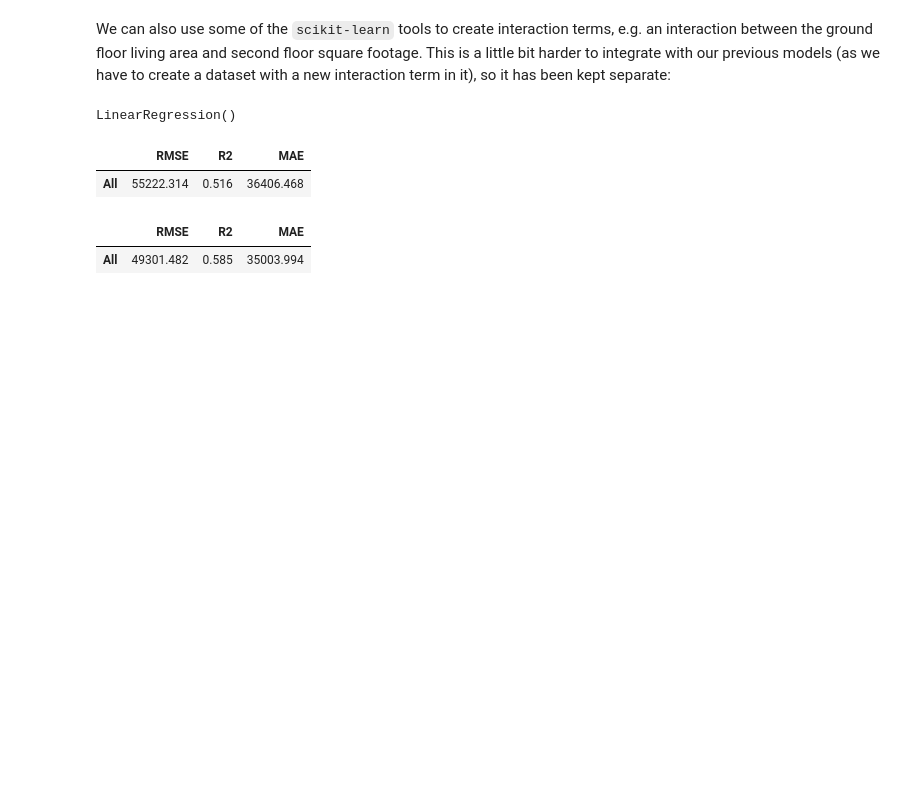
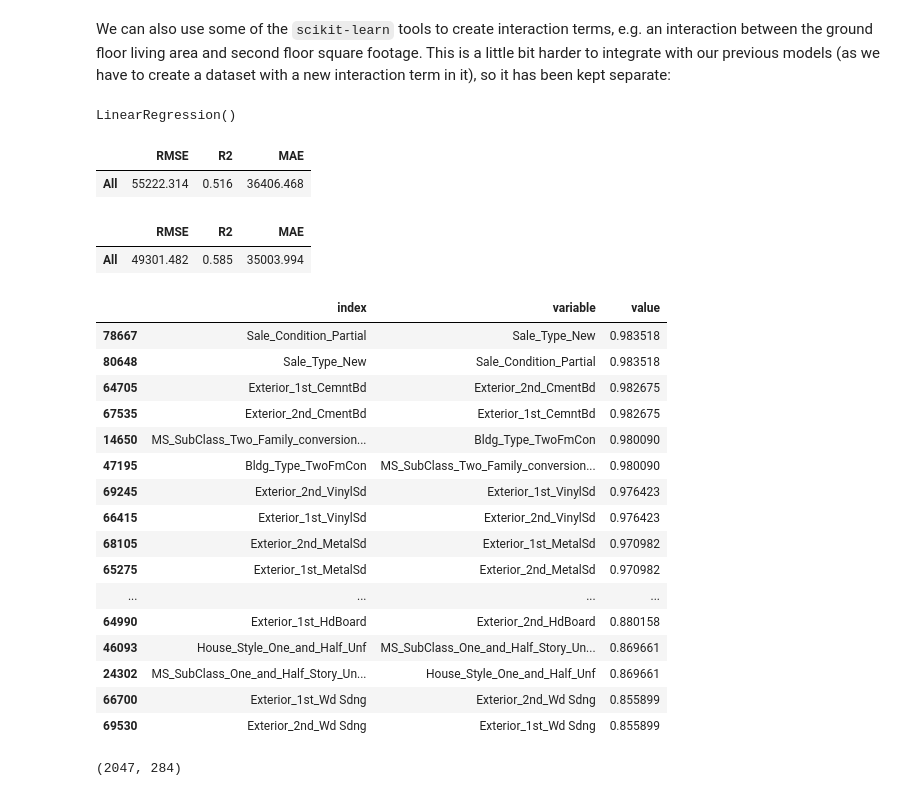
Before and after one commit to Sydney-Informatics-Hub/lessons-mlpy-flipped, a Jupyter notebook: course/notebooks/archive/02-LinearRegression.ipynb, the cells around one changed output. Saved outputs shown, nothing was run; the diff lists cells and outputs as text; code cells hidden in the pictures; blank space fills up the shorter version.

```diff
--- a/course/notebooks/02-LinearRegression.ipynb
+++ b/course/notebooks/archive/02-LinearRegression.ipynb
@@ -453,3 +457,27 @@ assess_fit_vars(
 # %% [output]
 |  | RMSE | R2 | MAE |
 | All | 49301.482 | 0.585 | 35003.994 |
+# %%
+ames_train_X.corr().melt(ignore_index=False).reset_index().query("value < 1.0").sort_values("value", ascending=False).head(30)
+# %% [output]
+|  | index | variable | value |
+| 78667 | Sale_Condition_Partial | Sale_Type_New | 0.983518 |
+| 80648 | Sale_Type_New | Sale_Condition_Partial | 0.983518 |
+| 64705 | Exterior_1st_CemntBd | Exterior_2nd_CmentBd | 0.982675 |
+| 67535 | Exterior_2nd_CmentBd | Exterior_1st_CemntBd | 0.982675 |
+| 14650 | MS_SubClass_Two_Family_conversion... | Bldg_Type_TwoFmCon | 0.980090 |
+| 47195 | Bldg_Type_TwoFmCon | MS_SubClass_Two_Family_conversion... | 0.980090 |
+| 69245 | Exterior_2nd_VinylSd | Exterior_1st_VinylSd | 0.976423 |
+| 66415 | Exterior_1st_VinylSd | Exterior_2nd_VinylSd | 0.976423 |
+| 68105 | Exterior_2nd_MetalSd | Exterior_1st_MetalSd | 0.970982 |
+| 65275 | Exterior_1st_MetalSd | Exterior_2nd_MetalSd | 0.970982 |
+| ... | ... | ... | ... |
+| 64990 | Exterior_1st_HdBoard | Exterior_2nd_HdBoard | 0.880158 |
+| 46093 | House_Style_One_and_Half_Unf | MS_SubClass_One_and_Half_Story_Un... | 0.869661 |
+| 24302 | MS_SubClass_One_and_Half_Story_Un... | House_Style_One_and_Half_Unf | 0.869661 |
+| 66700 | Exterior_1st_Wd Sdng | Exterior_2nd_Wd Sdng | 0.855899 |
+| 69530 | Exterior_2nd_Wd Sdng | Exterior_1st_Wd Sdng | 0.855899 |
+# %%
+ames_train_X.shape
+# %% [output]
+(2047, 284)
```
Also changed, not shown: parts of 1 cell of this notebook.
